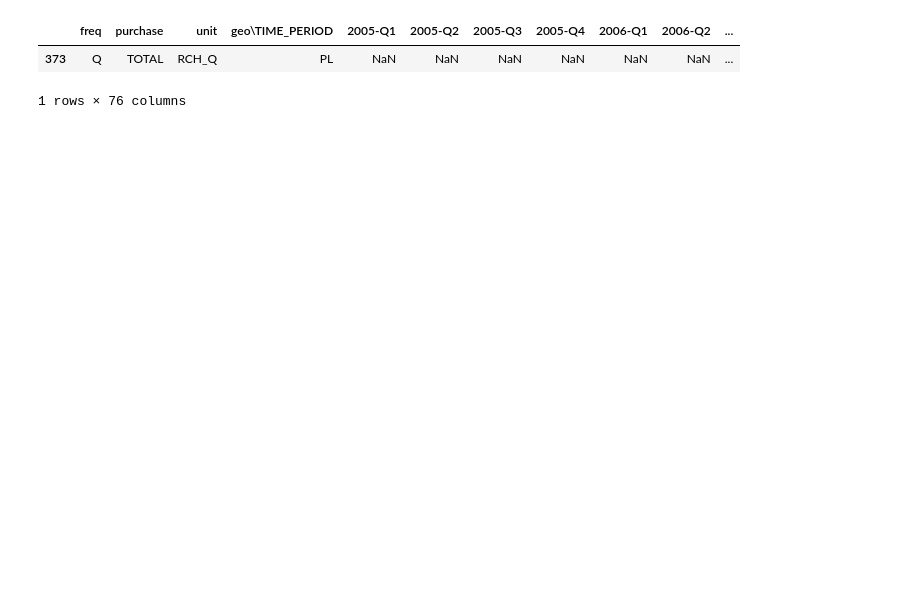
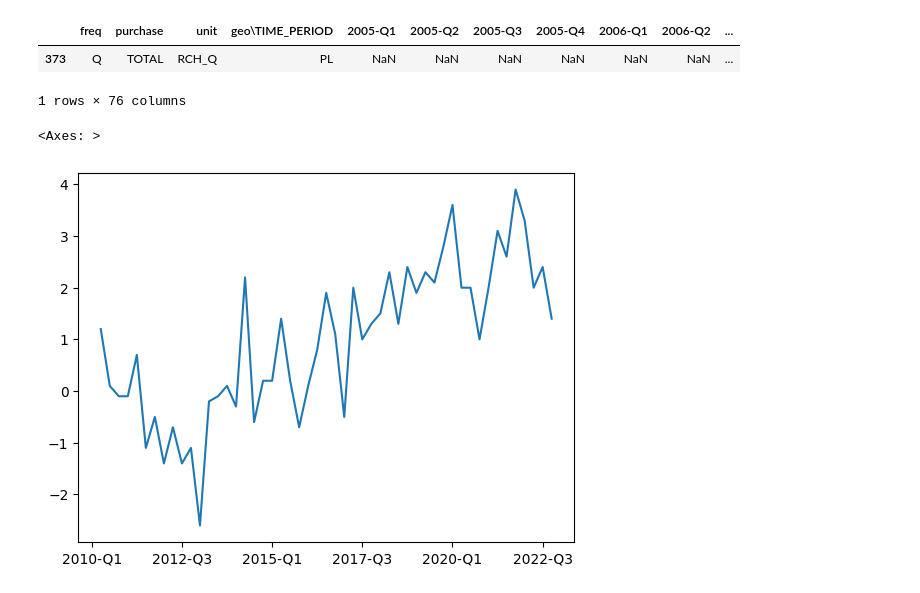
Before and after one commit to Staneesh/almost-philosophy, a Jupyter notebook: notebooks/exploring-data.ipynb, the cells around one changed output. Cells and saved outputs as stored; diff of their text form; code cells hidden in the pictures; blank space fills up the shorter version.

Commit message:
Plotting PL HPI

```diff
--- a/notebooks/exploring-data.ipynb
+++ b/notebooks/exploring-data.ipynb
@@ -18,13 +19,21 @@ import eurostat
 # %%
 # Downloading House Price Index data
-hpi_raw = eurostat.get_data_df('PRC_HPI_Q')
+hpi_raw = es.get_data_df('PRC_HPI_Q')
 # %%
-hpi = hpi_raw.copy()   # Create another variable to prevent writing to `hpi_raw` on accident.
-hpi = hpi.loc[hpi['geo\TIME_PERIOD'] == 'PL']
-hpi = hpi.loc[hpi['unit'] == 'RCH_Q']
-hpi = hpi.loc[hpi['purchase'] == 'TOTAL']
-hpi.head()
+hpi_pl = hpi_raw.copy()   # Create another variable to prevent writing to `hpi_raw` on accident.
+hpi_pl = hpi_pl.loc[hpi_pl['geo\TIME_PERIOD'] == 'PL']
+hpi_pl = hpi_pl.loc[hpi_pl['unit'] == 'RCH_Q']
+hpi_pl = hpi_pl.loc[hpi_pl['purchase'] == 'TOTAL']
+assert(len(hpi_pl) == 1)
+hpi_pl.head()
 # %% [output]
 |  | freq | purchase | unit | geo\TIME_PERIOD | 2005-Q1 | 2005-Q2 | 2005-Q3 | 2005-Q4 | 2006-Q1 | 2006-Q2 | ... |
 | 373 | Q | TOTAL | RCH_Q | PL | NaN | NaN | NaN | NaN | NaN | NaN | ... |
 1 rows × 76 columns
+# %%
+# Create a series from the first element using columns corresponding to time periods, hence [4:]
+hpi_pl_series = pd.Series( hpi_pl.iloc[0].iloc[4:] )
+hpi_pl_series.plot()
+# %% [output]
+<Axes: >
+[figure, added]
```
Also changed, not shown: parts of 1 cell of this notebook.
